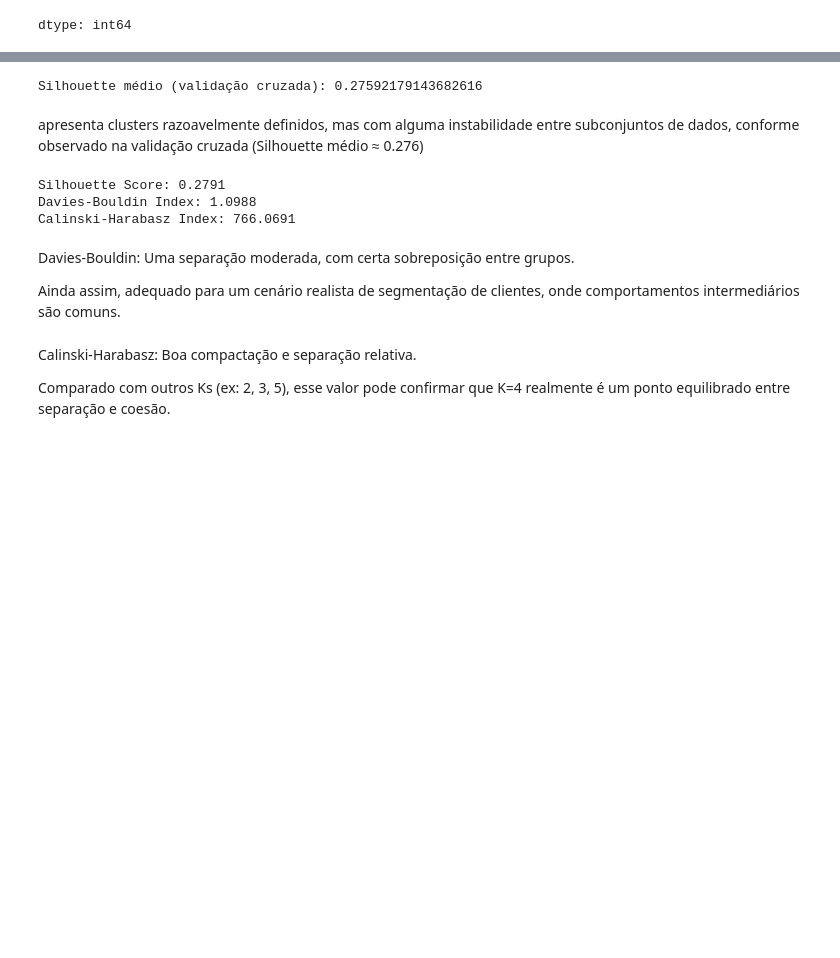
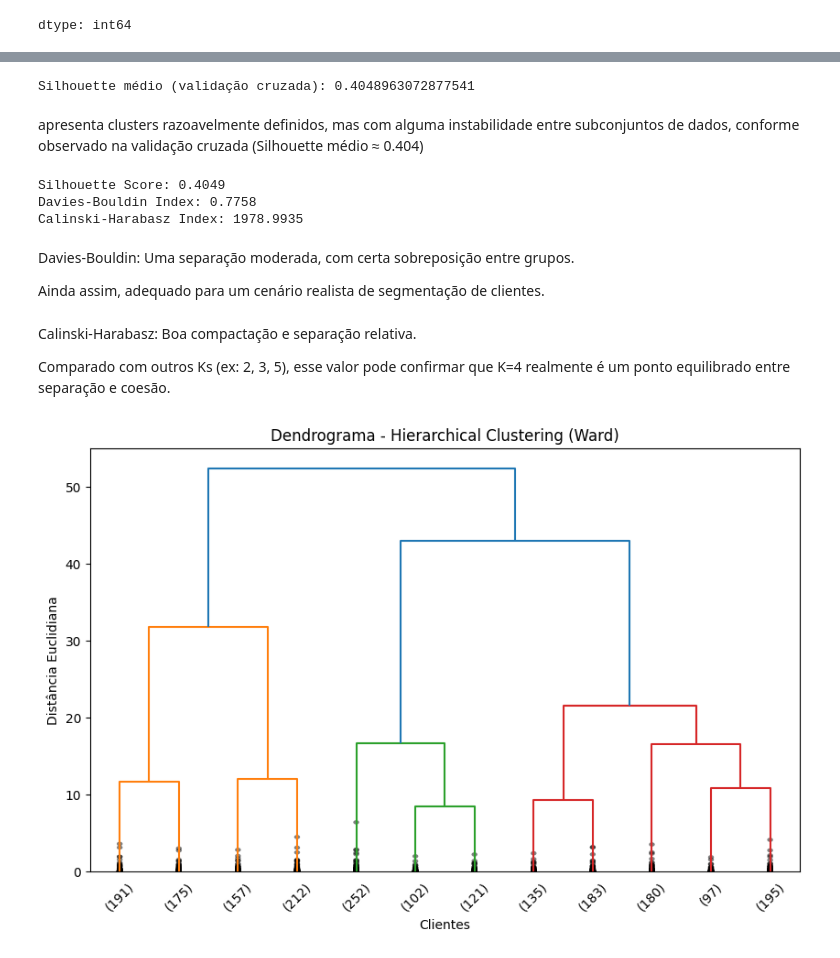
Before and after one commit to gbAguiiar/machine-learning-unsupervised, a Jupyter notebook: Trab2_Data_Science.ipynb, the cells around one changed output, grey strips where cells are left out. Saved outputs shown, nothing was run; the diff lists cells and outputs as text; code cells hidden in the pictures; blank space fills up the shorter version.

```diff
--- a/Trab2_Data_Science.ipynb
+++ b/Trab2_Data_Science.ipynb
@@ -192,7 +209,7 @@ from sklearn.model_selection import KFold
 
 
 # Usar as colunas que foram escalonadas para a validação cruzada
-X = df[["Age", "Annual Income (k$)", "Spending Score (1-100)"]].values
+X = df[["Age", "Spending Score (1-100)"]].values
 
 kf = KFold(n_splits=5, shuffle=True, random_state=42)
 silhouette_scores = []
@@ -205,32 +222,60 @@ for train_index, test_index in kf.split(X):
 
 print("Silhouette médio (validação cruzada):", np.mean(silhouette_scores))
 # %% [output]
-Silhouette médio (validação cruzada): 0.27592179143682616
+Silhouette médio (validação cruzada): 0.4048963072877541
 # %% [markdown]
-apresenta clusters razoavelmente definidos, mas com alguma instabilidade entre subconjuntos de dados, conforme observado na validação cruzada (Silhouette médio ≈ 0.276)
+apresenta clusters razoavelmente definidos, mas com alguma instabilidade entre subconjuntos de dados, conforme observado na validação cruzada (Silhouette médio ≈ 0.404)
 # %%
-from sklearn.metrics import davies_bouldin_score, calinski_harabasz_score
+from sklearn.cluster import KMeans
+from sklearn.metrics import silhouette_score, davies_bouldin_score, calinski_harabasz_score
 
-# Reaplicando o modelo completo
+# Selecionando apenas as variáveis de interesse
+X_age_spending = df[["Age", "Spending Score (1-100)"]]
+
+# aplica o modelo K-Means
 kmeans = KMeans(n_clusters=4, random_state=42)
-clusters = kmeans.fit_predict(X)
+clusters = kmeans.fit_predict(X_age_spending)
 
-sil = silhouette_score(X, clusters)
-db = davies_bouldin_score(X, clusters)
-ch = calinski_harabasz_score(X, clusters)
+# Calcula métricas de avaliação
+sil = silhouette_score(X_age_spending, clusters)
+db = davies_bouldin_score(X_age_spending, clusters)
+ch = calinski_harabasz_score(X_age_spending, clusters)
 
 print(f"Silhouette Score: {sil:.4f}")
 print(f"Davies-Bouldin Index: {db:.4f}")
 print(f"Calinski-Harabasz Index: {ch:.4f}")
 # %% [output]
-Silhouette Score: 0.2791
-Davies-Bouldin Index: 1.0988
-Calinski-Harabasz Index: 766.0691
+Silhouette Score: 0.4049
+Davies-Bouldin Index: 0.7758
+Calinski-Harabasz Index: 1978.9935
 # %% [markdown]
 Davies-Bouldin: Uma separação moderada, com certa sobreposição entre grupos.
 
-Ainda assim, adequado para um cenário realista de segmentação de clientes, onde comportamentos intermediários são comuns.
+Ainda assim, adequado para um cenário realista de segmentação de clientes.
 # %% [markdown]
 Calinski-Harabasz: Boa compactação e separação relativa.
 
 Comparado com outros Ks (ex: 2, 3, 5), esse valor pode confirmar que K=4 realmente é um ponto equilibrado entre separação e coesão.
+# %%
+
+#APLICANDO O HIERARCHICAL CLUSTERING
+
+# Seleciona as variáveis
+X = df[["Age", "Spending Score (1-100)"]]
+
+# Escalonamento
+scaler = StandardScaler()
+X_scaled = scaler.fit_transform(X)
+
+# Criação do linkage matrix (usando método 'ward' que minimiza a variância dentro dos grupos)
+Z = linkage(X_scaled, method='ward')
+
+# Plot do dendrograma
+plt.figure(figsize=(10, 6))
+plt.title("Dendrograma - Hierarchical Clustering (Ward)")
+plt.xlabel("Clientes")
+plt.ylabel("Distância Euclidiana")
+dendrogram(Z, truncate_mode="lastp", p=12, leaf_rotation=45, leaf_font_size=10, show_contracted=True)
+plt.show()
+# %% [output]
+[figure, added]
```
Also changed, not shown: parts of 9 cells of this notebook.
